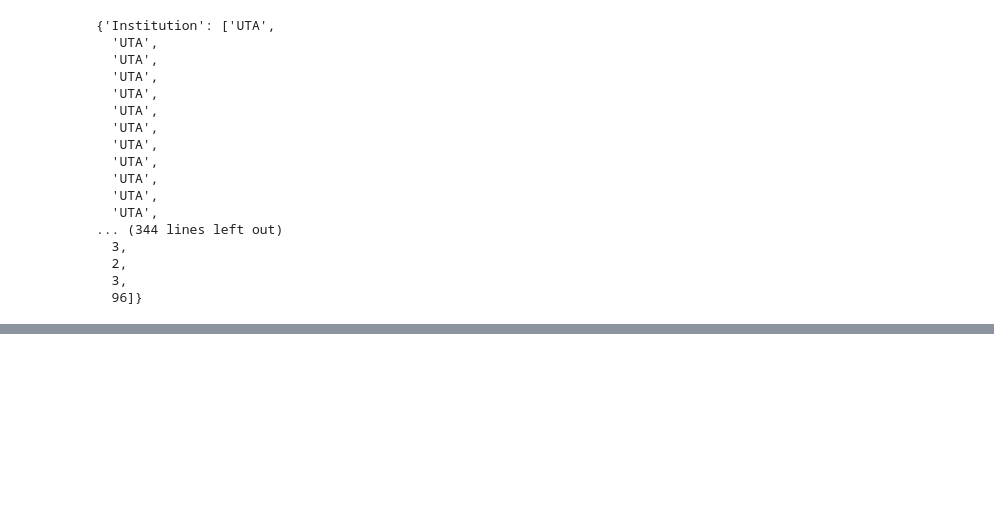
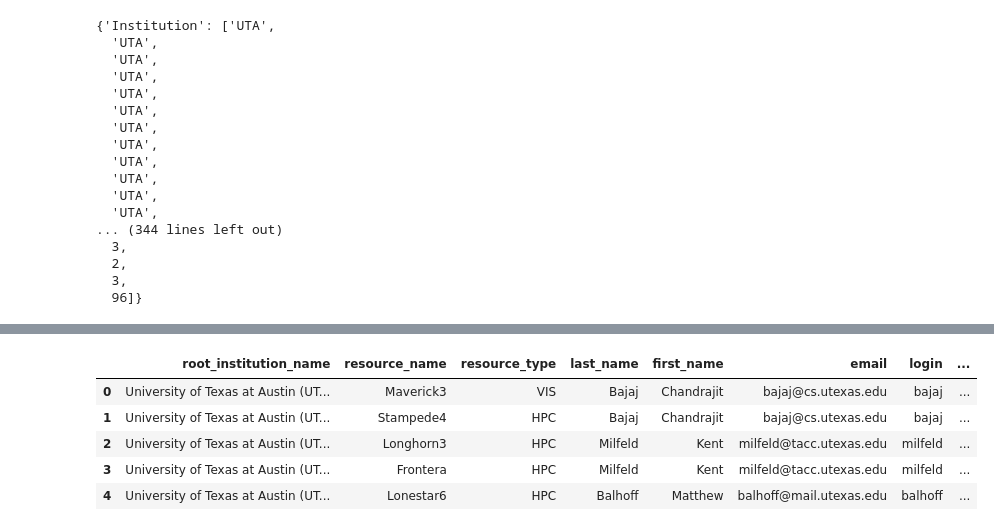
Before and after one commit to austin-darrow/dash-dashboard, a Jupyter notebook: assets/data/monthly_reports/Pandas.ipynb, the cells around one changed output, grey strips where cells are left out. Drawn from its saved outputs; the diff is of its cells as text; code cells hidden in the pictures; blank space fills up the shorter version.

```diff
--- a/assets/data/monthly_reports/Pandas.ipynb
+++ b/assets/data/monthly_reports/Pandas.ipynb
@@ -135,0 +127,10 @@ Sep
+# %%
+inst_grps = df.groupby(['root_institution_name'])
+df.head()
+# %% [output]
+|  | root_institution_name | resource_name | resource_type | last_name | first_name | email | login | ... |
+| 0 | University of Texas at Austin (UT... | Maverick3 | VIS | Bajaj | Chandrajit | bajaj@cs.utexas.edu | bajaj | ... |
+| 1 | University of Texas at Austin (UT... | Stampede4 | HPC | Bajaj | Chandrajit | bajaj@cs.utexas.edu | bajaj | ... |
+| 2 | University of Texas at Austin (UT... | Longhorn3 | HPC | Milfeld | Kent | milfeld@tacc.utexas.edu | milfeld | ... |
+| 3 | University of Texas at Austin (UT... | Frontera | HPC | Milfeld | Kent | milfeld@tacc.utexas.edu | milfeld | ... |
+| 4 | University of Texas at Austin (UT... | Lonestar6 | HPC | Balhoff | Matthew | balhoff@mail.utexas.edu | balhoff | ... |
```
Also changed, not shown: parts of 6 cells of this notebook, 4 other files.
